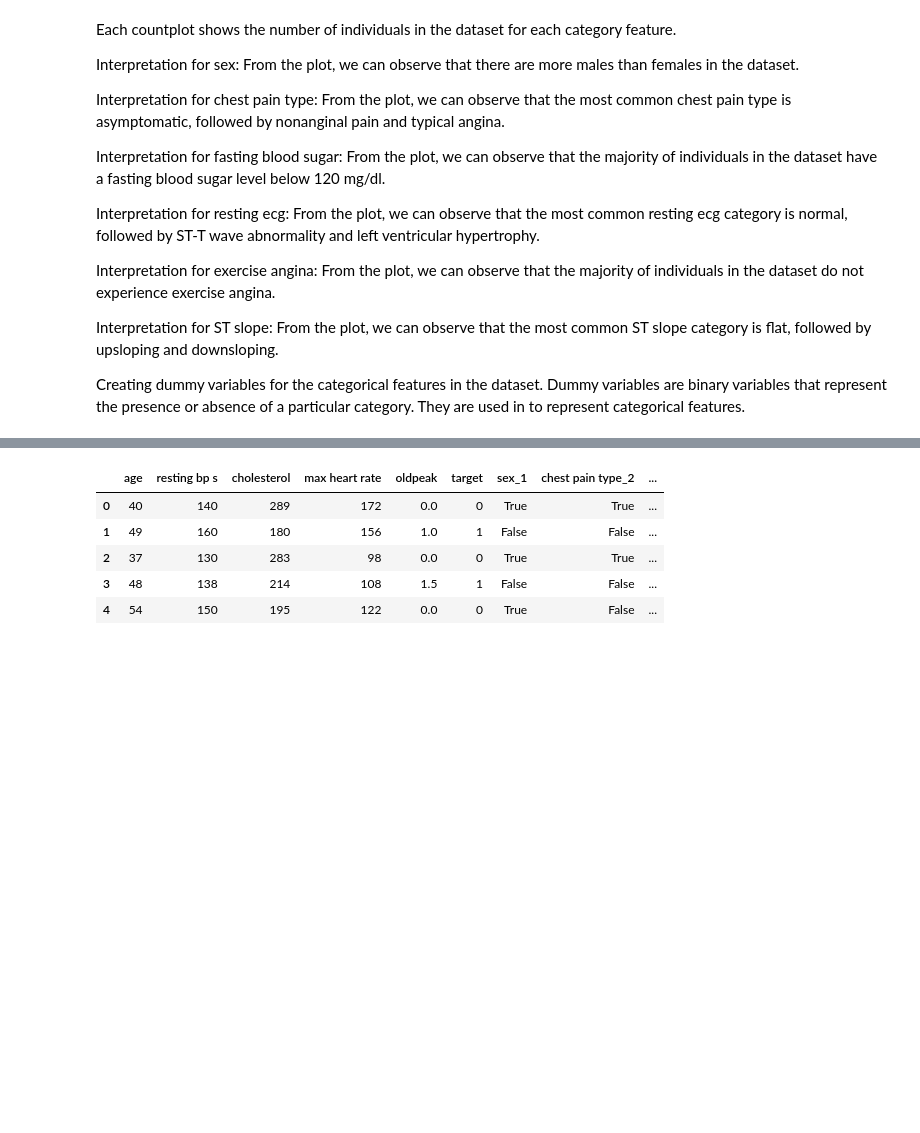
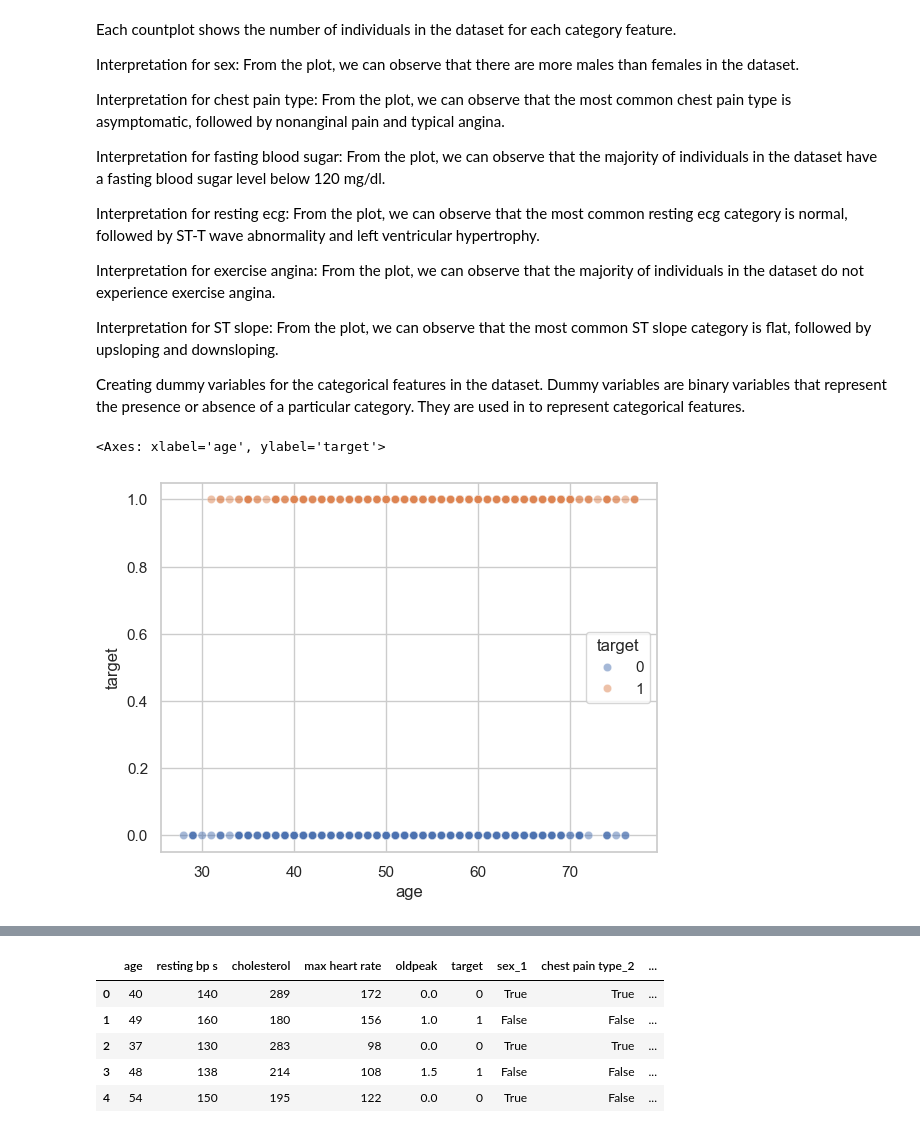
Before and after one commit to VCDN-2024/pdan8411-part-2-talia0404, a Jupyter notebook: PDAN Part 2 Version 3.ipynb, the cells around one changed output, grey strips where cells are left out. Drawn from its saved outputs; the diff is of its cells as text; code cells hidden in the pictures; blank space fills up the shorter version.

Commit message:
scatter

```diff
--- a/PDAN Part 2 Version 3.ipynb
+++ b/PDAN Part 2 Version 3.ipynb
@@ -374,3 +374,8 @@ Interpretation for resting ecg:
  Creating dummy variables for the categorical features in the dataset.
  Dummy variables are binary variables that represent the presence or absence of a particular category.
  They are used in to represent categorical features.
+# %%
+sns.scatterplot(data=df, x= "age", y="target", hue="target", alpha=0.5)
+# %% [output]
+<Axes: xlabel='age', ylabel='target'>
+[figure, added]
```
Also changed, not shown: parts of 10 cells of this notebook.
